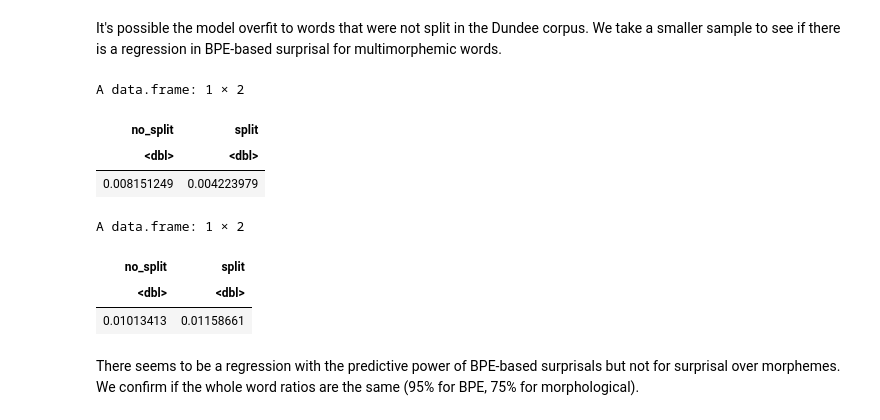
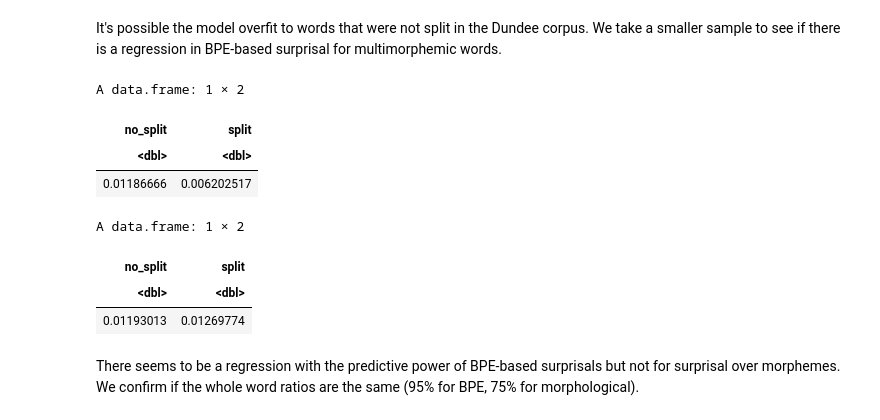
Before and after one commit to sathvikn/dl-psych-tokenization, a Jupyter notebook: regression_analysis.ipynb, the cells around one changed output. Drawn from its saved outputs; the diff is of its cells as text; code cells hidden in the pictures.

```diff
--- a/regression_analysis.ipynb
+++ b/regression_analysis.ipynb
@@ -11,9 +12,9 @@ Fiting models for eyetracking data (Dundee corpus). To account for spillover eff
 # %% [markdown]
 In this analysis, we include the number of times a word was split by the tokenizer as a control predictor.
 # %%
-et_control_formula <- 'rt ~ log_freq * word_length * num_tokens + prev_freq_1 * prev_len_1 * prev_num_tokens_1'
+et_control_formula <- 'rt ~ log_freq * word_length + prev_freq_1 * prev_len_1'
 
-et_surprisal_formula <- 'rt ~ surprisal + prev_surprisal_1 + log_freq * word_length * num_tokens + prev_freq_1 * prev_len_1 * prev_num_tokens_1'
+et_surprisal_formula <- 'rt ~ surprisal + prev_surprisal_1 + log_freq * word_length + prev_freq_1 * prev_len_1'
 # %%
 predictive_power <- function(data, control_formula, surprisal_formula, tokenization, log_values) {
     control_model <- glm(control_formula, data, family = 'gaussian')
@@ -339,20 +425,20 @@ It's possible the model overfit to words that were not split in the Dundee corpu
 # %%
 bpe_sample = sample_n(dundee_bpe, nrow(natural_stories_bpe))
 morph_sample = sample_n(dundee_morph, nrow(natural_stories_morph))
 
-pred_power_by_split(bpe_sample, et_orig_control_formula, et_orig_surprisal_formula, "bpe")
+pred_power_by_split(bpe_sample, et_control_formula, et_surprisal_formula, "bpe")
 # %% [output]
 A data.frame: 1 × 2
 | no_split | split |
 | <dbl> | <dbl> |
-| 0.008151249 | 0.004223979 |
+| 0.01186666 | 0.006202517 |
 # %%
-pred_power_by_split(morph_sample, et_orig_control_formula, et_orig_surprisal_formula, "morphological")
+pred_power_by_split(morph_sample, et_control_formula, et_surprisal_formula, "morphological")
 # %% [output]
 A data.frame: 1 × 2
 | no_split | split |
 | <dbl> | <dbl> |
-| 0.01013413 | 0.01158661 |
+| 0.01193013 | 0.01269774 |
 # %% [markdown]
 There seems to be a regression with the predictive power of BPE-based surprisals but not for surprisal over morphemes. We confirm if the whole word ratios are the same (95% for BPE, 75% for morphological).
 # %%
```
Also changed, not shown: parts of 49 cells of this notebook, 3 other files.
